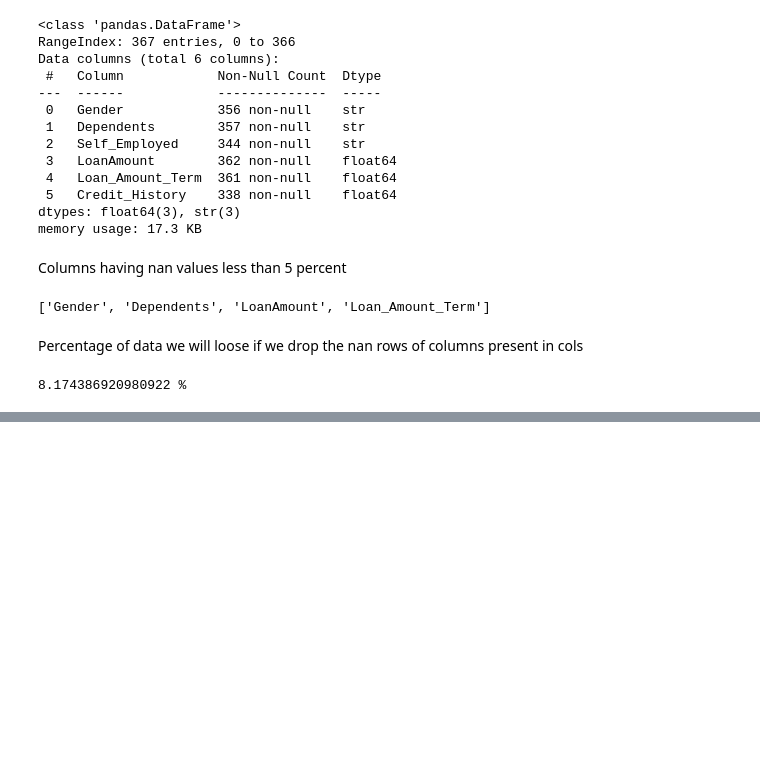
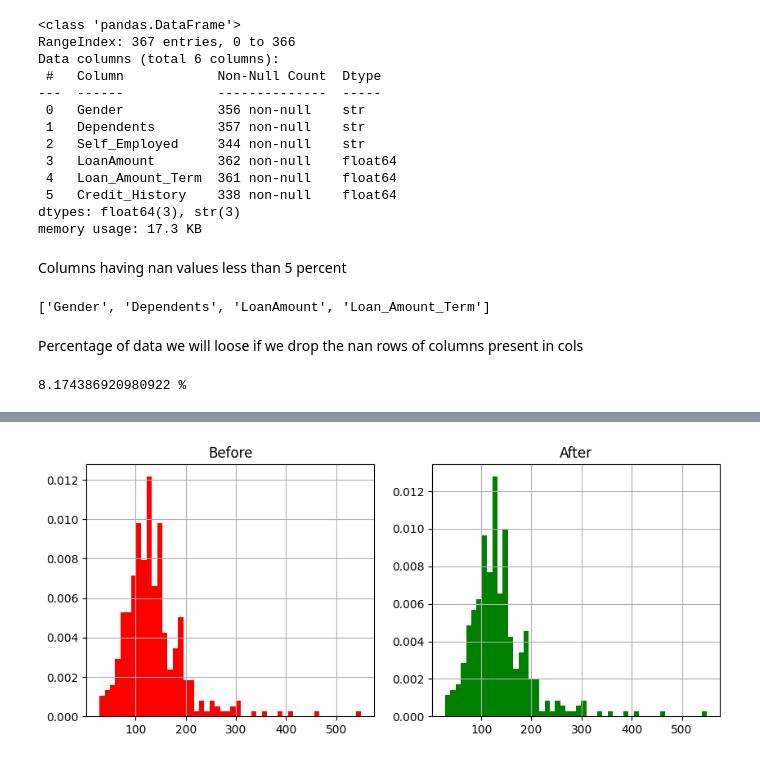
Before and after one commit to Ritusikarwar/ML_Practice, a Jupyter notebook: null_value_handling.ipynb, the cells around one changed output, grey strips where cells are left out. Saved outputs shown, nothing was run; the diff lists cells and outputs as text; code cells hidden in the pictures; blank space fills up the shorter version.

```diff
--- a/null_value_handling.ipynb
+++ b/null_value_handling.ipynb
@@ -107,0 +112,11 @@ dtype: int64
+# %%
+fig = plt.figure(figsize=(10,4))
+ax1 = fig.add_subplot(121)
+df['LoanAmount'].hist(bins=50, ax=ax1, density=True, color='red')
+ax1.set_title("Before")
+ax2 = fig.add_subplot(122)
+new_df['LoanAmount'].hist(bins=50, ax=ax2, density=True, color='green')
+ax2.set_title("After")
+plt.show()
+# %% [output]
+[figure, added]
```
Also changed, not shown: parts of 7 cells of this notebook.
